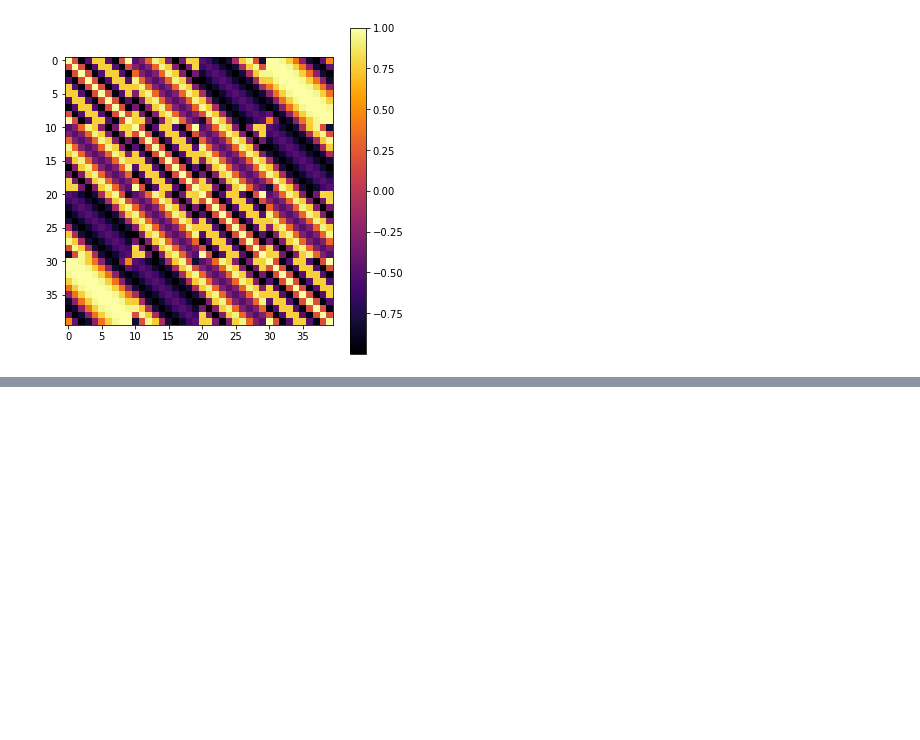
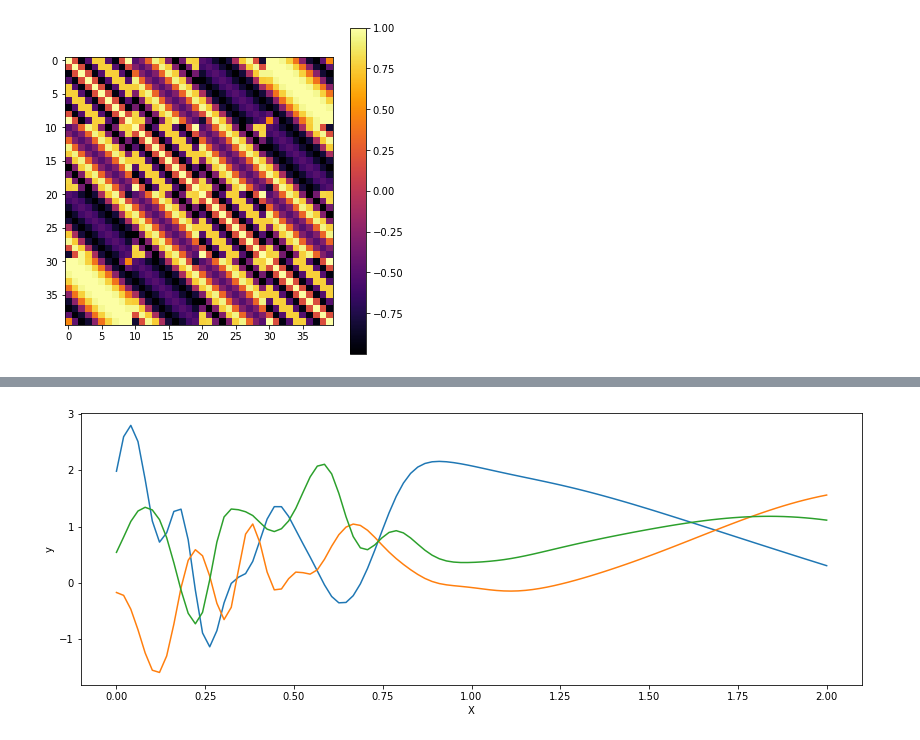
Before and after one commit to pymc-devs/pymc4, a Jupyter notebook: notebooks/GP-Kernels.ipynb, the cells around one changed output, grey strips where cells are left out. Saved outputs shown, nothing was run; the diff lists cells and outputs as text; code cells hidden in the pictures; blank space fills up the shorter version.

```diff
--- a/notebooks/GP-Kernels.ipynb
+++ b/notebooks/GP-Kernels.ipynb
@@ -909,0 +982,13 @@ plt.colorbar(m);
+# %%
+# Let's evaluate the covariance matrix.
+covs = stabilize(k(x, x), shift=1e-8)
+dists = pm.MvNormal("_", loc=0, covariance_matrix=covs)
+samples = dists.sample(3)
+# %%
+plt.figure(figsize=(14, 5))
+[plt.plot(x, samples[i, :]) for i in range(3)]
+plt.xlabel("X")
+plt.ylabel("y")
+plt.show()
+# %% [output]
+[figure, added]
```
Also changed, not shown: parts of 35 cells of this notebook, 1 other file.
